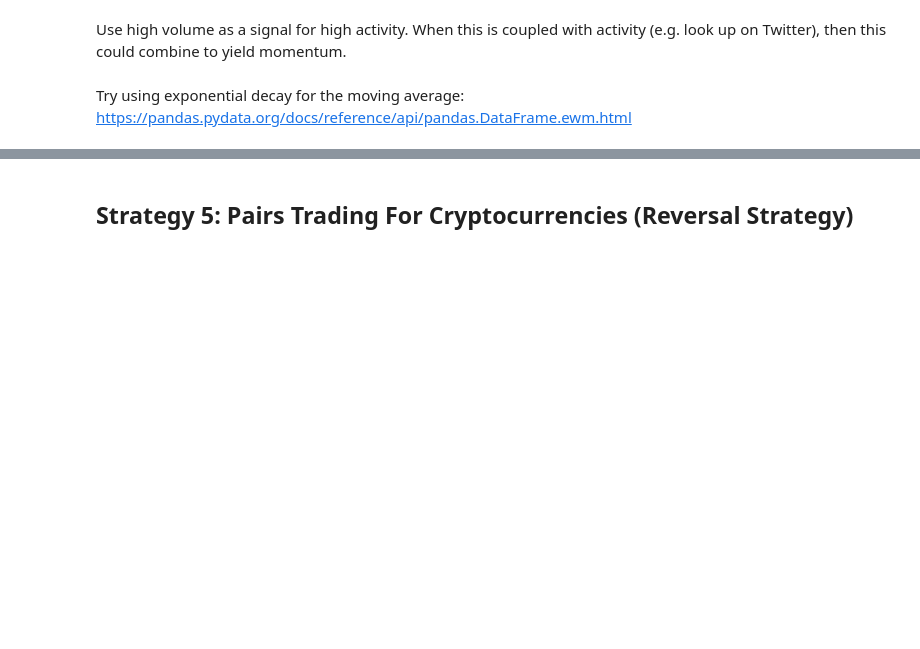
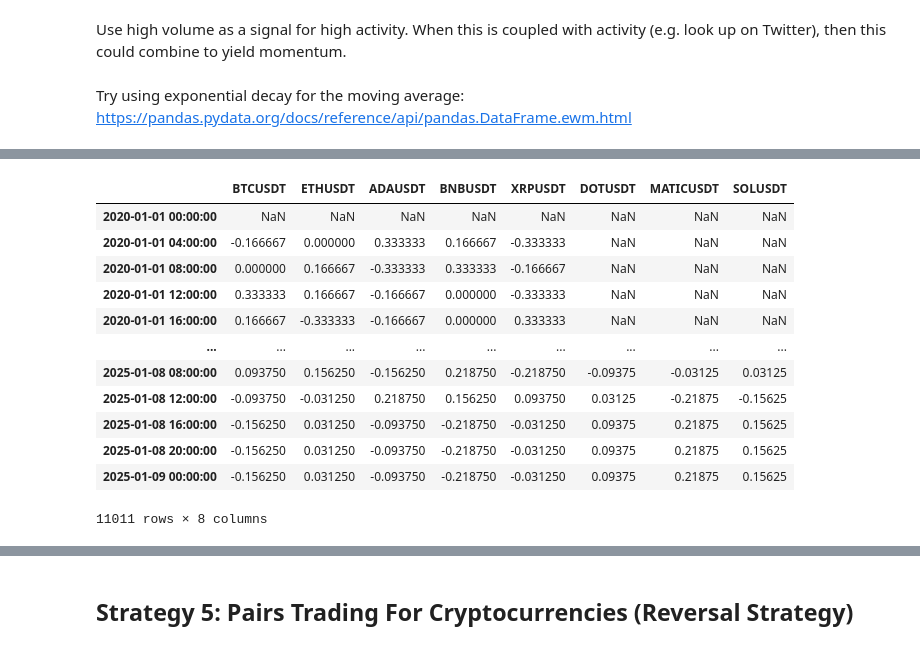
Before and after one commit to wbchristerson/jn-learning, a Jupyter notebook: cryptocurrency_stat_arb.ipynb, the cells around one changed output, grey strips where cells are left out. Cells and saved outputs as stored; diff of their text form; code cells hidden in the pictures; blank space fills up the shorter version.

```diff
--- a/cryptocurrency_stat_arb.ipynb
+++ b/cryptocurrency_stat_arb.ipynb
@@ -895,0 +913,19 @@ get_net_return(volume_holdings.shift(), ret).mean() * 365 * 6
+# %%
+demeaned_exponential_volume_change = exponential_volume_change.rank(axis=1).subtract(
+    exponential_volume_change.rank(axis=1).mean(axis=1), axis=0)
+exponential_volume_holdings = demeaned_exponential_volume_change.divide(demeaned_exponential_volume_change.abs().sum(axis=1), axis=0)
+exponential_volume_holdings
+# %% [output]
+|  | BTCUSDT | ETHUSDT | ADAUSDT | BNBUSDT | XRPUSDT | DOTUSDT | MATICUSDT | SOLUSDT |
+| 2020-01-01 00:00:00 | NaN | NaN | NaN | NaN | NaN | NaN | NaN | NaN |
+| 2020-01-01 04:00:00 | -0.166667 | 0.000000 | 0.333333 | 0.166667 | -0.333333 | NaN | NaN | NaN |
+| 2020-01-01 08:00:00 | 0.000000 | 0.166667 | -0.333333 | 0.333333 | -0.166667 | NaN | NaN | NaN |
+| 2020-01-01 12:00:00 | 0.333333 | 0.166667 | -0.166667 | 0.000000 | -0.333333 | NaN | NaN | NaN |
+| 2020-01-01 16:00:00 | 0.166667 | -0.333333 | -0.166667 | 0.000000 | 0.333333 | NaN | NaN | NaN |
+| ... | ... | ... | ... | ... | ... | ... | ... | ... |
+| 2025-01-08 08:00:00 | 0.093750 | 0.156250 | -0.156250 | 0.218750 | -0.218750 | -0.09375 | -0.03125 | 0.03125 |
+| 2025-01-08 12:00:00 | -0.093750 | -0.031250 | 0.218750 | 0.156250 | 0.093750 | 0.03125 | -0.21875 | -0.15625 |
+| 2025-01-08 16:00:00 | -0.156250 | 0.031250 | -0.093750 | -0.218750 | -0.031250 | 0.09375 | 0.21875 | 0.15625 |
+| 2025-01-08 20:00:00 | -0.156250 | 0.031250 | -0.093750 | -0.218750 | -0.031250 | 0.09375 | 0.21875 | 0.15625 |
+| 2025-01-09 00:00:00 | -0.156250 | 0.031250 | -0.093750 | -0.218750 | -0.031250 | 0.09375 | 0.21875 | 0.15625 |
+11011 rows × 8 columns
```
Also changed, not shown: parts of 41 cells of this notebook.
